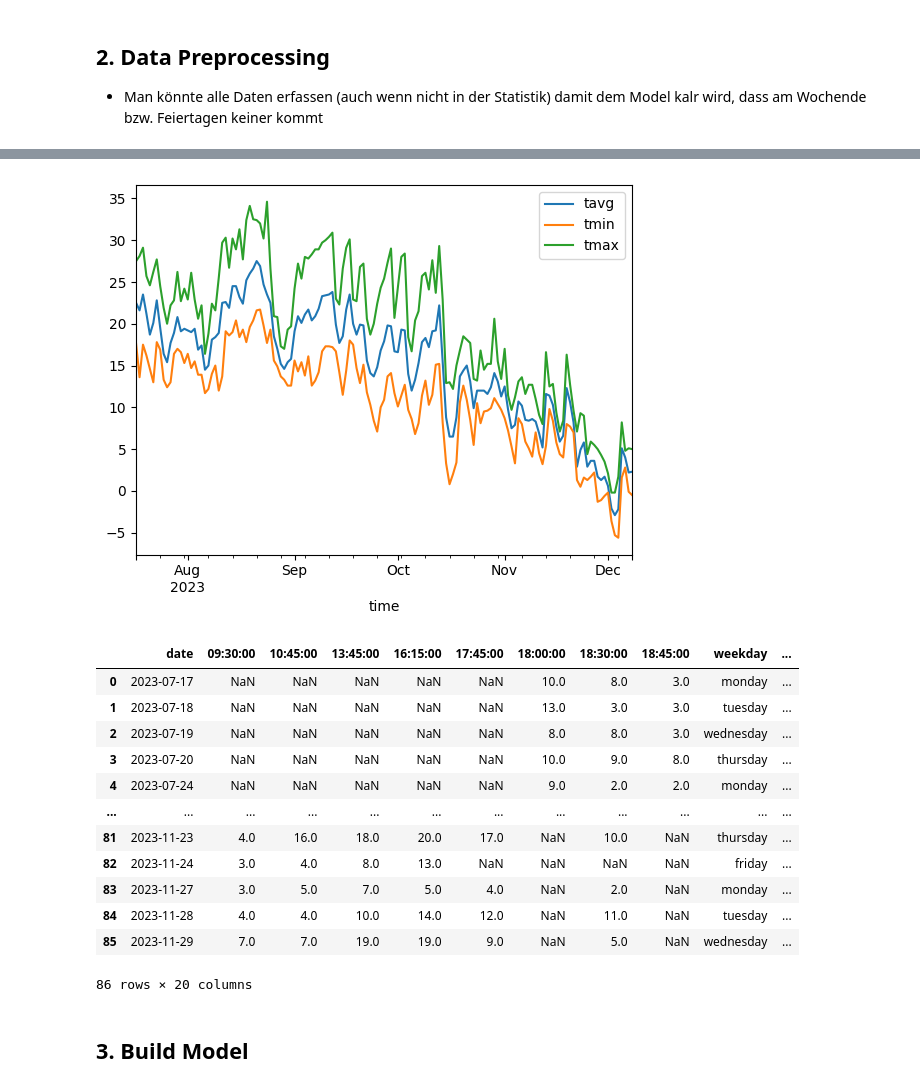
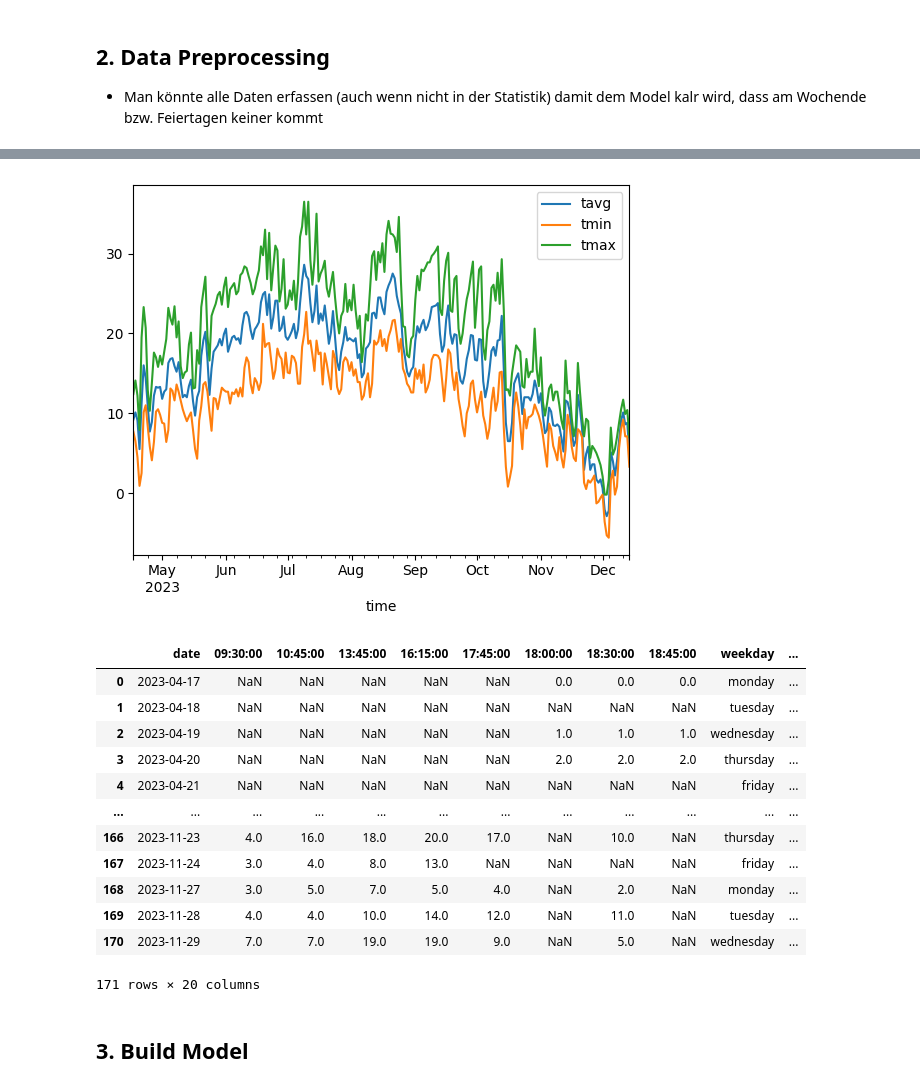
Before and after one commit to PatrykGadziomski/Visitor-prediction, a Jupyter notebook: Project.ipynb, the cells around one changed output, grey strips where cells are left out. Cells and saved outputs as stored; diff of their text form; code cells hidden in the pictures.

Commit message:
changed start date on the weather data

```diff
--- a/Project.ipynb
+++ b/Project.ipynb
@@ -105,35 +105,35 @@ today_year = int(str(datetime.today())[0:4])
 today_month = int(str(datetime.today())[5:7])
 today_day = int(str(datetime.today())[8:10])
 
 # get weather data thorught the date
-start = datetime(2023, 7, 17)
+start = datetime(2023, 4, 17)
 end = datetime(today_year, today_month, today_day)
 
 # Stuttgart
 location = Point(48.7823200, 9.1770200, 252)
 
 weather_data = Daily(location, start, end)
 weather_data = weather_data.fetch()
 
 """
 time: The date string (format: YYYY-MM-DD)      : String
 tavg: The average air temperature in °C         : Float
 tmin: The minimum air temperature in °C         : Float
 tmax: The maximum air temperature in °C	        : Float
 prcp: The daily precipitation total in mm       : Float
 snow: The maximum snow depth in mm	            : Integer
 wdir: The average wind direction in degrees (°)	: Integer
 wspd: The average wind speed in km/h	        : Float
 wpgt: The peak wind gust in km/h	            : Float
 pres: The average sea-level air pressure in hPa	: Float
 tsun: The daily sunshine total in minutes (m)	: Integer
 """
 weather_data
 
 weather_data.plot(y=['tavg', 'tmin', 'tmax'])
 plt.show()
 # %% [output]
-[figure, old version]
+[figure, new version]
 # %%
 # merge data frames
 joined_df = visitor_data.merge(
@@ -145,17 +145,17 @@ joined_df = visitor_data.merge(
 joined_df
 # %% [output]
 |  | date | 09:30:00 | 10:45:00 | 13:45:00 | 16:15:00 | 17:45:00 | 18:00:00 | 18:30:00 | 18:45:00 | weekday | ... |
-| 0 | 2023-07-17 | NaN | NaN | NaN | NaN | NaN | 10.0 | 8.0 | 3.0 | monday | ... |
-| 1 | 2023-07-18 | NaN | NaN | NaN | NaN | NaN | 13.0 | 3.0 | 3.0 | tuesday | ... |
-| 2 | 2023-07-19 | NaN | NaN | NaN | NaN | NaN | 8.0 | 8.0 | 3.0 | wednesday | ... |
-| 3 | 2023-07-20 | NaN | NaN | NaN | NaN | NaN | 10.0 | 9.0 | 8.0 | thursday | ... |
-| 4 | 2023-07-24 | NaN | NaN | NaN | NaN | NaN | 9.0 | 2.0 | 2.0 | monday | ... |
+| 0 | 2023-04-17 | NaN | NaN | NaN | NaN | NaN | 0.0 | 0.0 | 0.0 | monday | ... |
+| 1 | 2023-04-18 | NaN | NaN | NaN | NaN | NaN | NaN | NaN | NaN | tuesday | ... |
+| 2 | 2023-04-19 | NaN | NaN | NaN | NaN | NaN | 1.0 | 1.0 | 1.0 | wednesday | ... |
+| 3 | 2023-04-20 | NaN | NaN | NaN | NaN | NaN | 2.0 | 2.0 | 2.0 | thursday | ... |
+| 4 | 2023-04-21 | NaN | NaN | NaN | NaN | NaN | NaN | NaN | NaN | friday | ... |
 | ... | ... | ... | ... | ... | ... | ... | ... | ... | ... | ... | ... |
-| 81 | 2023-11-23 | 4.0 | 16.0 | 18.0 | 20.0 | 17.0 | NaN | 10.0 | NaN | thursday | ... |
-| 82 | 2023-11-24 | 3.0 | 4.0 | 8.0 | 13.0 | NaN | NaN | NaN | NaN | friday | ... |
-| 83 | 2023-11-27 | 3.0 | 5.0 | 7.0 | 5.0 | 4.0 | NaN | 2.0 | NaN | monday | ... |
-| 84 | 2023-11-28 | 4.0 | 4.0 | 10.0 | 14.0 | 12.0 | NaN | 11.0 | NaN | tuesday | ... |
-| 85 | 2023-11-29 | 7.0 | 7.0 | 19.0 | 19.0 | 9.0 | NaN | 5.0 | NaN | wednesday | ... |
+| 166 | 2023-11-23 | 4.0 | 16.0 | 18.0 | 20.0 | 17.0 | NaN | 10.0 | NaN | thursday | ... |
+| 167 | 2023-11-24 | 3.0 | 4.0 | 8.0 | 13.0 | NaN | NaN | NaN | NaN | friday | ... |
+| 168 | 2023-11-27 | 3.0 | 5.0 | 7.0 | 5.0 | 4.0 | NaN | 2.0 | NaN | monday | ... |
+| 169 | 2023-11-28 | 4.0 | 4.0 | 10.0 | 14.0 | 12.0 | NaN | 11.0 | NaN | tuesday | ... |
+| 170 | 2023-11-29 | 7.0 | 7.0 | 19.0 | 19.0 | 9.0 | NaN | 5.0 | NaN | wednesday | ... |
-86 rows × 20 columns
+171 rows × 20 columns
 # %% [markdown]
 ## 3. Build Model
```
Also changed, not shown: parts of 4 cells of this notebook.
